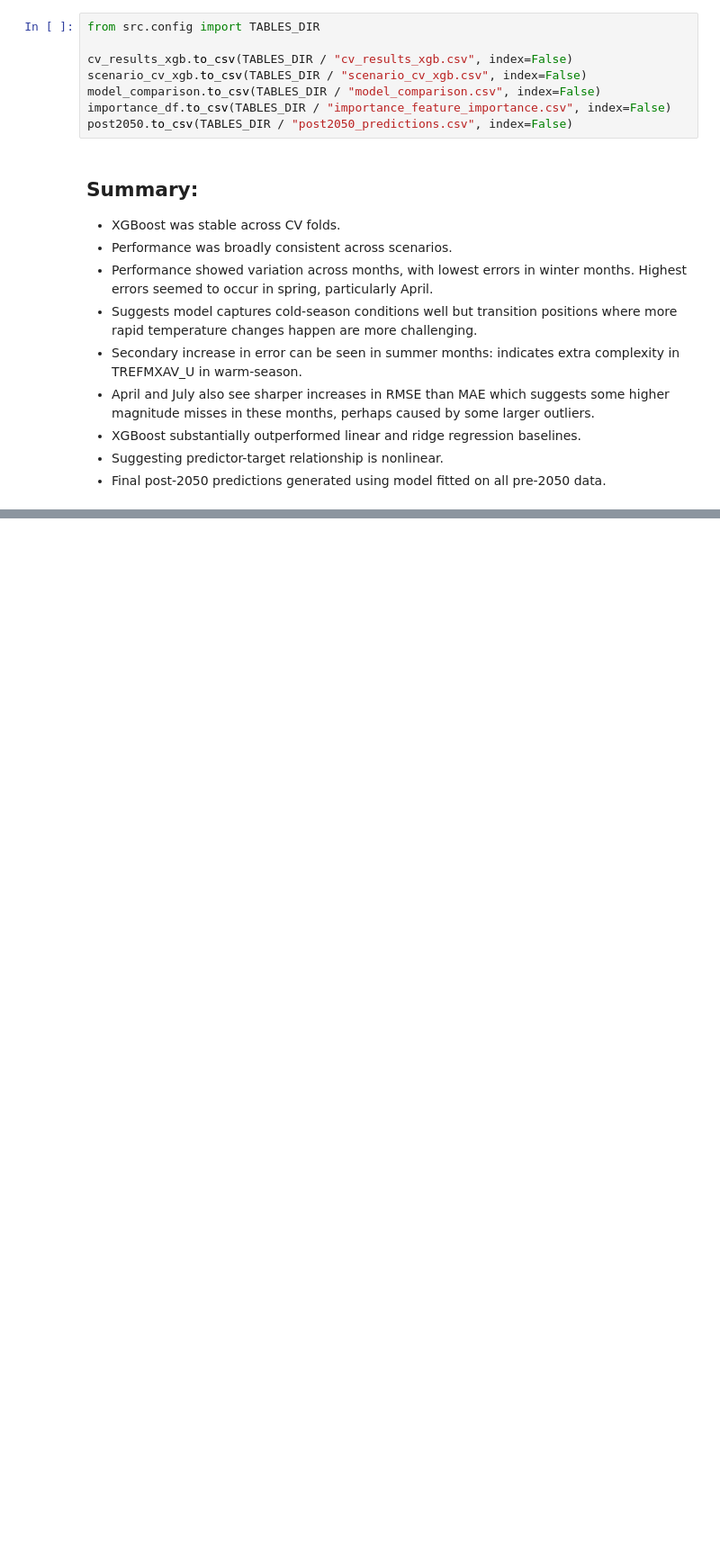
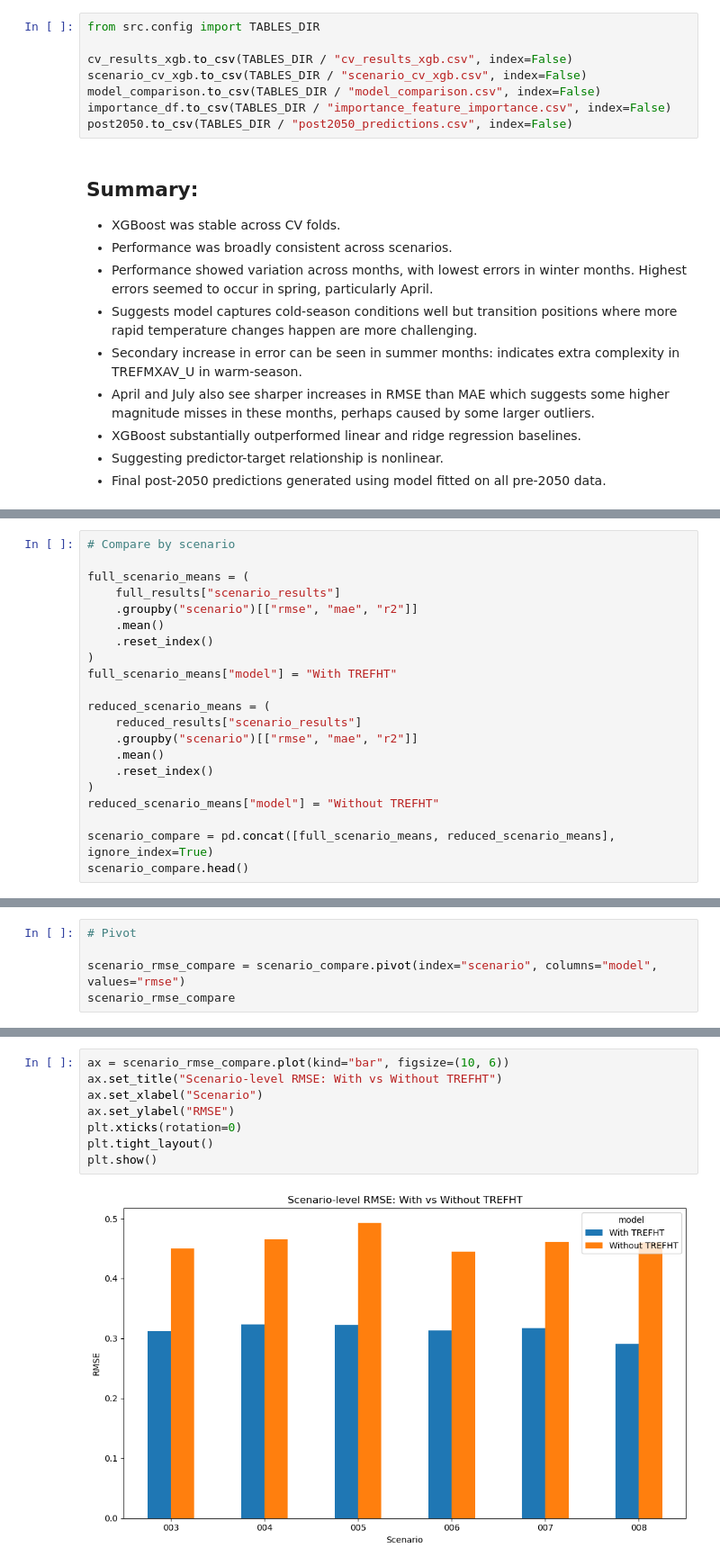
Before and after one commit to Jacob-DS-1/eds_project2, a Jupyter notebook: notebooks/03_modelling_xgboost.ipynb, the cells around one changed output, grey strips where cells are left out. Shown at 90% size. Saved outputs shown, nothing was run; the diff lists cells and outputs as text; blank space fills up the shorter version.

```diff
--- a/notebooks/03_modelling_xgboost.ipynb
+++ b/notebooks/03_modelling_xgboost.ipynb
@@ -690,0 +871,21 @@ post2050.to_csv(TABLES_DIR / "post2050_predictions.csv", index=False)
+# %%
+# Compare by scenario
+
+full_scenario_means = (
+    full_results["scenario_results"]
+    .groupby("scenario")[["rmse", "mae", "r2"]]
+    .mean()
+    .reset_index()
+)
+full_scenario_means["model"] = "With TREFHT"
+
+reduced_scenario_means = (
+    reduced_results["scenario_results"]
+    .groupby("scenario")[["rmse", "mae", "r2"]]
+    .mean()
+    .reset_index()
+)
+reduced_scenario_means["model"] = "Without TREFHT"
+
+scenario_compare = pd.concat([full_scenario_means, reduced_scenario_means], ignore_index=True)
+scenario_compare.head()
@@ -690,0 +899,5 @@ post2050.to_csv(TABLES_DIR / "post2050_predictions.csv", index=False)
+# %%
+# Pivot
+
+scenario_rmse_compare = scenario_compare.pivot(index="scenario", columns="model", values="rmse")
+scenario_rmse_compare
@@ -690,0 +913,10 @@ post2050.to_csv(TABLES_DIR / "post2050_predictions.csv", index=False)
+# %%
+ax = scenario_rmse_compare.plot(kind="bar", figsize=(10, 6))
+ax.set_title("Scenario-level RMSE: With vs Without TREFHT")
+ax.set_xlabel("Scenario")
+ax.set_ylabel("RMSE")
+plt.xticks(rotation=0)
+plt.tight_layout()
+plt.show()
+# %% [output]
+[figure, added]
```
Also changed, not shown: parts of 35 cells of this notebook.
